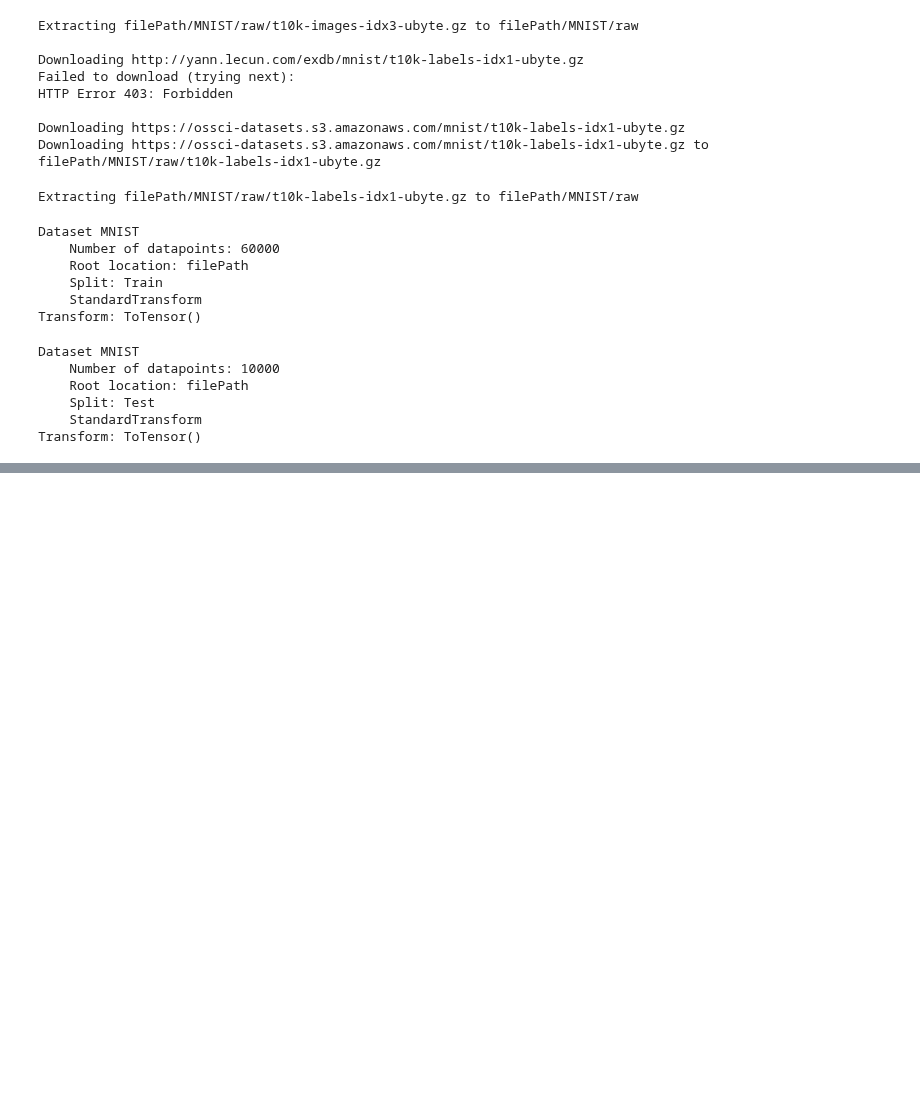
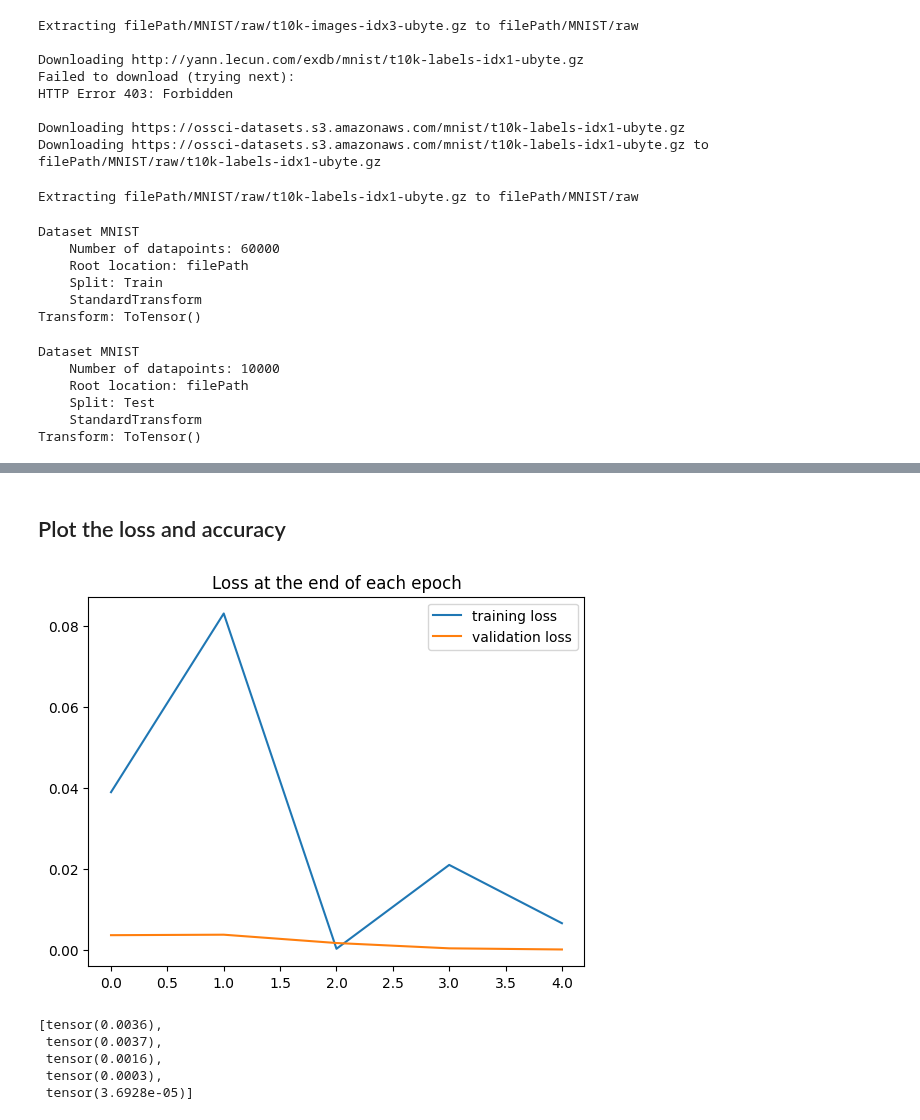
Before and after one commit to gc2321/3546-Deep-Learning, a Jupyter notebook: pytorch/1_8_cnn_minst_classification.ipynb, the cells around one changed output, grey strips where cells are left out. Drawn from its saved outputs; the diff is of its cells as text; code cells hidden in the pictures; blank space fills up the shorter version.

```diff
--- a/pytorch/1_8_cnn_minst_classification.ipynb
+++ b/pytorch/1_8_cnn_minst_classification.ipynb
@@ -78,0 +90,4 @@ Transform: ToTensor()
+# %%
+# Grab the first MNIST record
+for i, (X_train, y_train) in enumerate(train_data):
+    break
@@ -78,0 +131,24 @@ Transform: ToTensor()
+# %%
+class ConvolutionalNetwork(nn.Module):
+    def __init__(self):
+        super().__init__()
+        self.conv1 = nn.Conv2d(1, 6, 3, 1)
+        self.conv2 = nn.Conv2d(6, 16, 3, 1)
+        self.fc1 = nn.Linear(5*5*16, 120)
+        self.fc2 = nn.Linear(120, 84)
+        self.fc3 = nn.Linear(84,10)
+
+    def forward(self, X):
+        X = F.relu(self.conv1(X))
+        X = F.max_pool2d(X, 2, 2)
+        X = F.relu(self.conv2(X))
+        X = F.max_pool2d(X, 2, 2)
+        X = X.view(-1, 5*5*16)
+        X = F.relu(self.fc1(X))
+        X = F.relu(self.fc2(X))
+        X = self.fc3(X)
+        return F.log_softmax(X, dim=1)
+# %%
+torch.manual_seed(42)
+model = ConvolutionalNetwork()
+model
@@ -78,0 +186,3 @@ Transform: ToTensor()
+# %%
+criterion = nn.CrossEntropyLoss()
+optimizer = torch.optim.Adam(model.parameters(), lr=0.001)
@@ -78,0 +265,17 @@ Transform: ToTensor()
+# %% [markdown]
+## Plot the loss and accuracy
+# %%
+plt.plot([loss.item() for loss in train_losses], label='training loss')
+plt.plot([loss.item() for loss in test_losses], label='validation loss')
+plt.title('Loss at the end of each epoch')
+plt.legend();
+# %% [output]
+[figure, added]
+# %%
+test_losses
+# %% [output]
+[tensor(0.0036),
+ tensor(0.0037),
+ tensor(0.0016),
+ tensor(0.0003),
+ tensor(3.6928e-05)]
```
Also changed, not shown: parts of 28 cells of this notebook.
